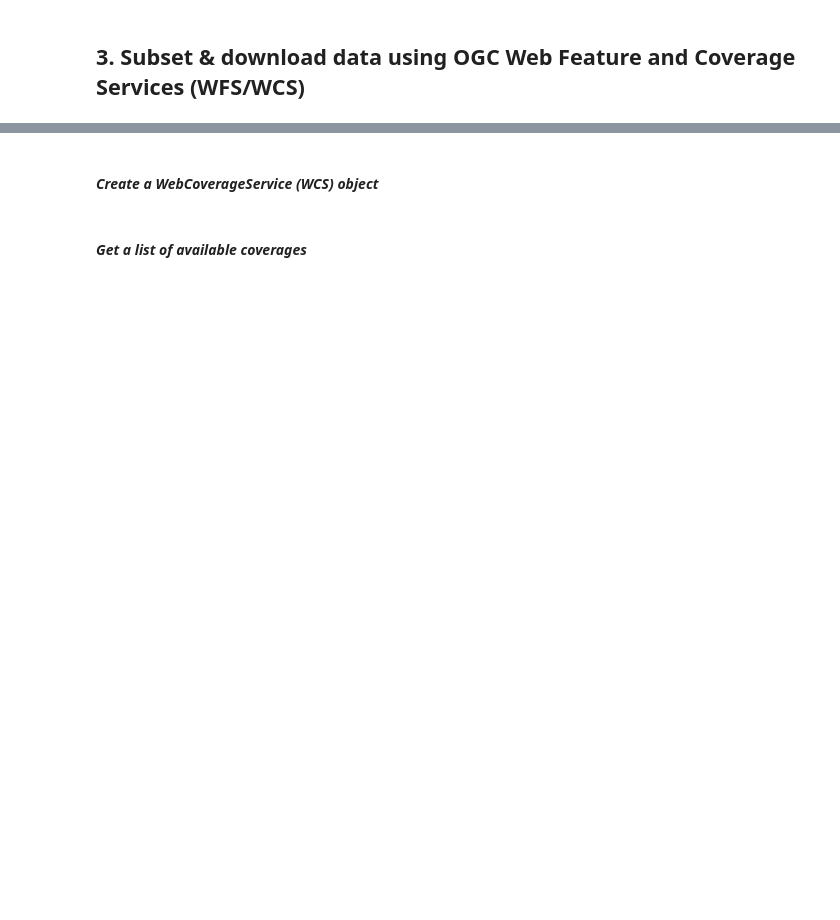
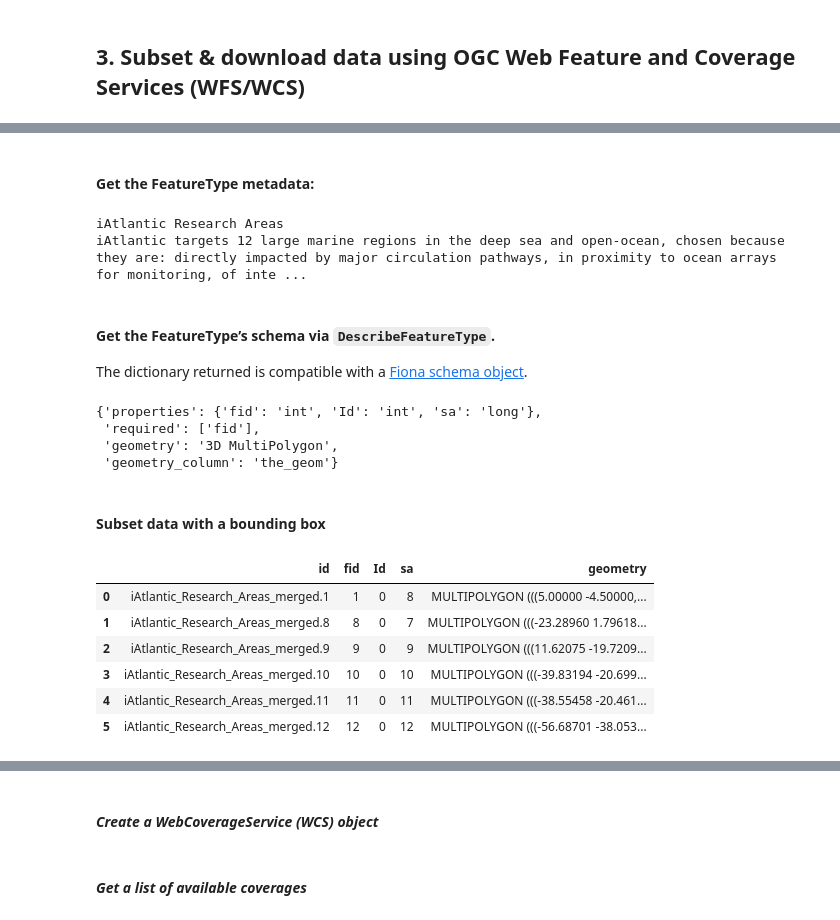
Before and after one commit to iAtlanitcGeoNode/OGC_webservices_workshop, a Jupyter notebook: 3_subset_and_download_data_with_WFS&WCS.ipynb, the cells around one changed output, grey strips where cells are left out. Cells and saved outputs as stored; diff of their text form; code cells hidden in the pictures; blank space fills up the shorter version.

```diff
--- a/3_subset_and_download_data_with_WFS&WCS.ipynb
+++ b/3_subset_and_download_data_with_WFS&WCS.ipynb
@@ -12,0 +19,2 @@ The library is available from GitHub @ https://github.com/earthserver-eu/OWSLib
+# %%
+wfs = WebFeatureService('http://www.geonode.iatlantic.eu/geoserver/ows', version = '1.1.0')
@@ -12,0 +75,41 @@ The library is available from GitHub @ https://github.com/earthserver-eu/OWSLib
+# %% [markdown]
+#### Get the FeatureType metadata:
+# %%
+print(wfs.contents['geonode:iAtlantic_Research_Areas_merged'].title)
+print(wfs.contents['geonode:iAtlantic_Research_Areas_merged'].abstract)
+# %% [output]
+iAtlantic Research Areas
+iAtlantic targets 12 large marine regions in the deep sea and open-ocean, chosen because they are: directly impacted by major circulation pathways, in proximity to ocean arrays for monitoring, of inte ...
+# %% [markdown]
+#### Get the FeatureType’s schema via `DescribeFeatureType`.
+The dictionary returned is compatible with a [Fiona schema object](https://fiona.readthedocs.io/en/latest/fiona.html#fiona.collection.Collection.schema).
+# %%
+wfs.get_schema('geonode:iAtlantic_Research_Areas_merged')
+# %% [output]
+{'properties': {'fid': 'int', 'Id': 'int', 'sa': 'long'},
+ 'required': ['fid'],
+ 'geometry': '3D MultiPolygon',
+ 'geometry_column': 'the_geom'}
+# %% [markdown]
+#### Subset data with a bounding box
+# %%
+# subset data with a bounding box
+response = wfs.getfeature(typename='geonode:iAtlantic_Research_Areas_merged',
+                          bbox=(-70,-60,20,0), #subset to the south atlantic
+                          outputFormat='application/json')
+# write it to a GeoJson file
+with open('data/study_areas.json', 'wb') as outfile:
+    outfile.write(bytes(response.read(), 'UTF-8'))
+
+# read the GeoJson file using GeoPandas
+import geopandas as gpd
+gdf = gpd.read_file('data/study_areas.json')
+gdf
+# %% [output]
+|  | id | fid | Id | sa | geometry |
+| 0 | iAtlantic_Research_Areas_merged.1 | 1 | 0 | 8 | MULTIPOLYGON (((5.00000 -4.50000,... |
+| 1 | iAtlantic_Research_Areas_merged.8 | 8 | 0 | 7 | MULTIPOLYGON (((-23.28960 1.79618... |
+| 2 | iAtlantic_Research_Areas_merged.9 | 9 | 0 | 9 | MULTIPOLYGON (((11.62075 -19.7209... |
+| 3 | iAtlantic_Research_Areas_merged.10 | 10 | 0 | 10 | MULTIPOLYGON (((-39.83194 -20.699... |
+| 4 | iAtlantic_Research_Areas_merged.11 | 11 | 0 | 11 | MULTIPOLYGON (((-38.55458 -20.461... |
+| 5 | iAtlantic_Research_Areas_merged.12 | 12 | 0 | 12 | MULTIPOLYGON (((-56.68701 -38.053... |
```
Also changed, not shown: parts of 37 cells of this notebook, 5 other files.
